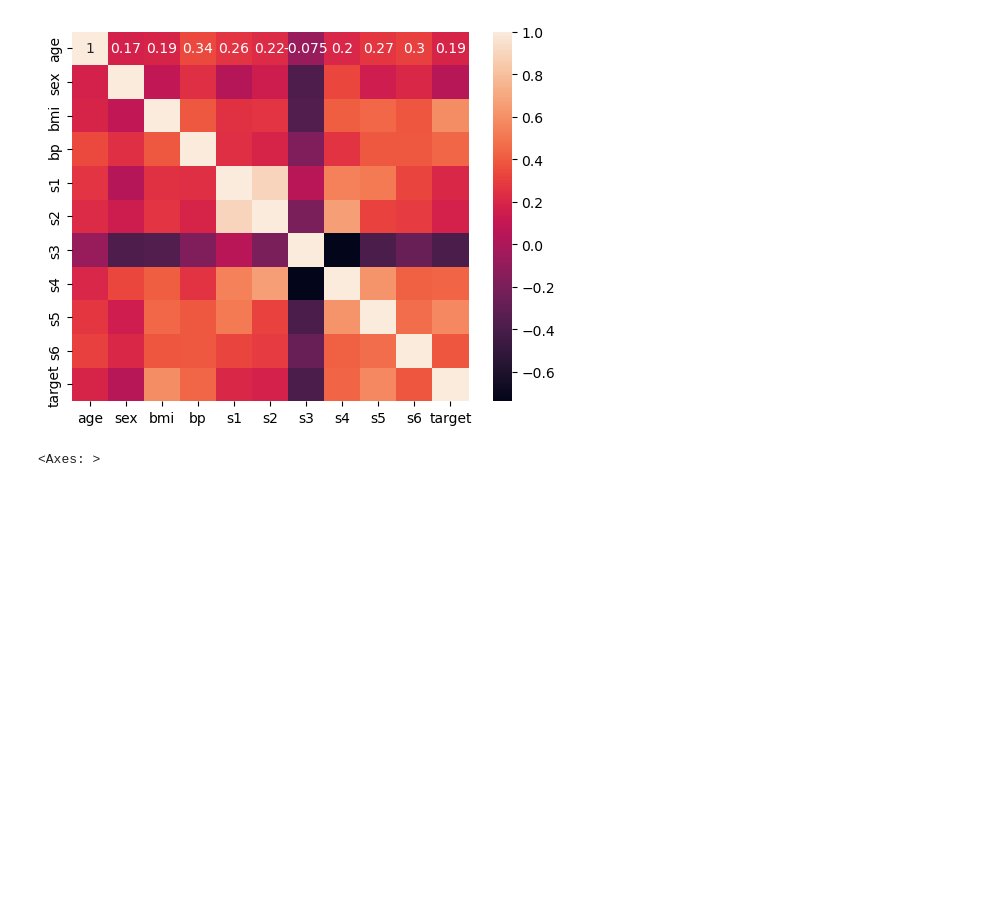
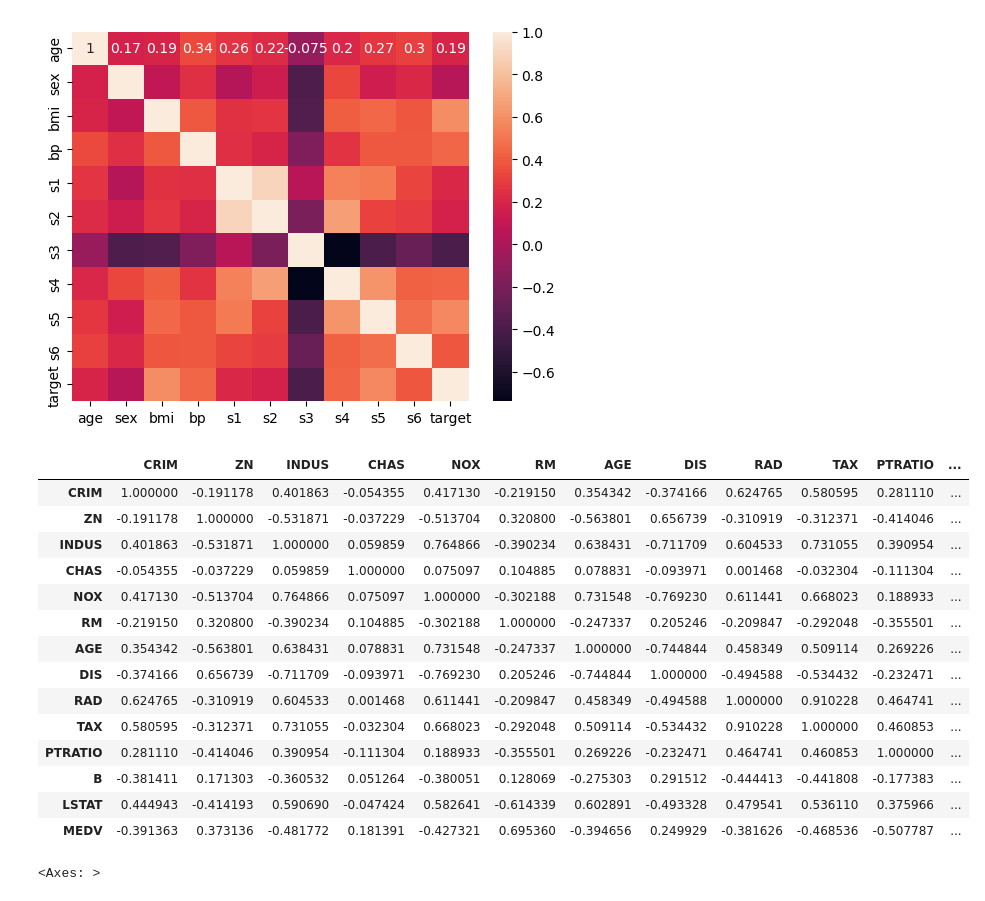
Before and after one commit to Roi-flores13/bases-de-datos, a Jupyter notebook: notebooks/6_correlations.ipynb, the cells around one changed output. Cells and saved outputs as stored; diff of their text form; code cells hidden in the pictures; blank space fills up the shorter version.

```diff
--- a/notebooks/6_correlations.ipynb
+++ b/notebooks/6_correlations.ipynb
@@ -58,7 +58,24 @@ sns.heatmap(corr, annot=True)
 # %%
 path = "../data/raw/archive (1)/HousingData.csv"
 df = pd.read_csv(path)
 corr_b = df.corr()
+corr_b
+# %% [output]
+|  | CRIM | ZN | INDUS | CHAS | NOX | RM | AGE | DIS | RAD | TAX | PTRATIO | ... |
+| CRIM | 1.000000 | -0.191178 | 0.401863 | -0.054355 | 0.417130 | -0.219150 | 0.354342 | -0.374166 | 0.624765 | 0.580595 | 0.281110 | ... |
+| ZN | -0.191178 | 1.000000 | -0.531871 | -0.037229 | -0.513704 | 0.320800 | -0.563801 | 0.656739 | -0.310919 | -0.312371 | -0.414046 | ... |
+| INDUS | 0.401863 | -0.531871 | 1.000000 | 0.059859 | 0.764866 | -0.390234 | 0.638431 | -0.711709 | 0.604533 | 0.731055 | 0.390954 | ... |
+| CHAS | -0.054355 | -0.037229 | 0.059859 | 1.000000 | 0.075097 | 0.104885 | 0.078831 | -0.093971 | 0.001468 | -0.032304 | -0.111304 | ... |
+| NOX | 0.417130 | -0.513704 | 0.764866 | 0.075097 | 1.000000 | -0.302188 | 0.731548 | -0.769230 | 0.611441 | 0.668023 | 0.188933 | ... |
+| RM | -0.219150 | 0.320800 | -0.390234 | 0.104885 | -0.302188 | 1.000000 | -0.247337 | 0.205246 | -0.209847 | -0.292048 | -0.355501 | ... |
+| AGE | 0.354342 | -0.563801 | 0.638431 | 0.078831 | 0.731548 | -0.247337 | 1.000000 | -0.744844 | 0.458349 | 0.509114 | 0.269226 | ... |
+| DIS | -0.374166 | 0.656739 | -0.711709 | -0.093971 | -0.769230 | 0.205246 | -0.744844 | 1.000000 | -0.494588 | -0.534432 | -0.232471 | ... |
+| RAD | 0.624765 | -0.310919 | 0.604533 | 0.001468 | 0.611441 | -0.209847 | 0.458349 | -0.494588 | 1.000000 | 0.910228 | 0.464741 | ... |
+| TAX | 0.580595 | -0.312371 | 0.731055 | -0.032304 | 0.668023 | -0.292048 | 0.509114 | -0.534432 | 0.910228 | 1.000000 | 0.460853 | ... |
+| PTRATIO | 0.281110 | -0.414046 | 0.390954 | -0.111304 | 0.188933 | -0.355501 | 0.269226 | -0.232471 | 0.464741 | 0.460853 | 1.000000 | ... |
+| B | -0.381411 | 0.171303 | -0.360532 | 0.051264 | -0.380051 | 0.128069 | -0.275303 | 0.291512 | -0.444413 | -0.441808 | -0.177383 | ... |
+| LSTAT | 0.444943 | -0.414193 | 0.590690 | -0.047424 | 0.582641 | -0.614339 | 0.602891 | -0.493328 | 0.479541 | 0.536110 | 0.375966 | ... |
+| MEDV | -0.391363 | 0.373136 | -0.481772 | 0.181391 | -0.427321 | 0.695360 | -0.394656 | 0.249929 | -0.381626 | -0.468536 | -0.507787 | ... |
 # %%
 sns.heatmap(corr_b, annot=True)
 # %% [output]
```
Also changed, not shown: 4 other files.
